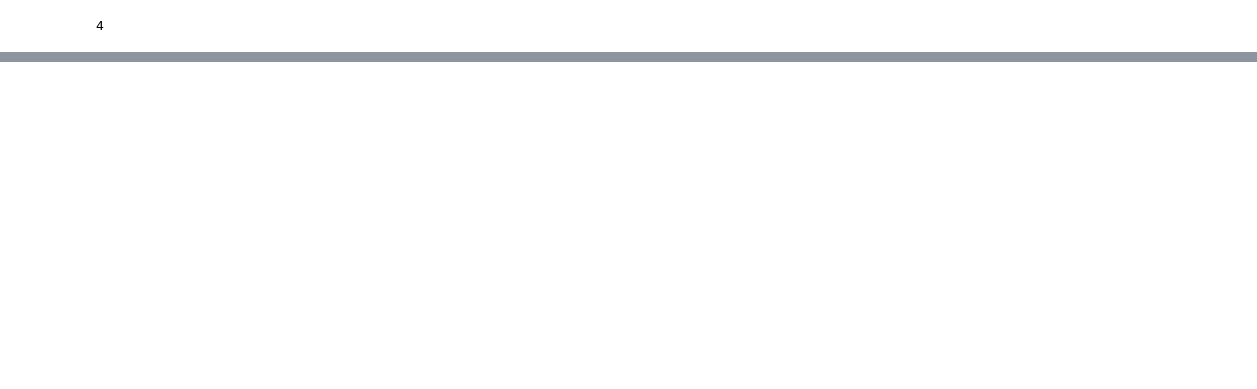
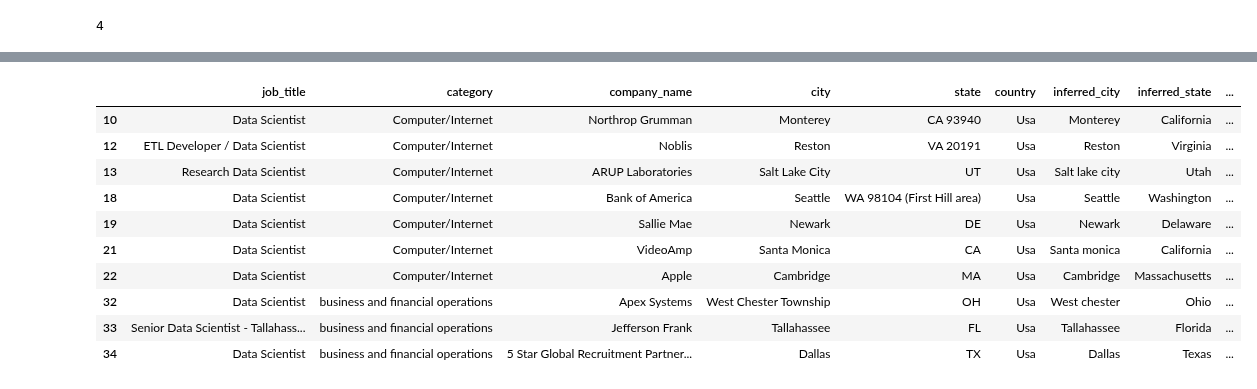
Before and after one commit to MashaKubyshina/Data_Science_Scripts, a Jupyter notebook: Classification_Model_Training_Job_Postings_(PART_1_EDA).ipynb, the cells around one changed output, grey strips where cells are left out. Saved outputs shown, nothing was run; the diff lists cells and outputs as text; code cells hidden in the pictures; blank space fills up the shorter version.

```diff
--- a/Classification_Model_Training_Job_Postings_(PART_1_EDA).ipynb
+++ b/Classification_Model_Training_Job_Postings_(PART_1_EDA).ipynb
@@ -299,0 +290,15 @@ with open('Jobs_dataset.pickle', 'wb') as output:
+# %%
+data_classes=df_full[(df_full.cat == 'Computer/Tech') | (df_full.cat == 'Engineering/Architecture') | (df_full.cat == 'Business/Consulting')]
+data_classes.head(10)
+# %% [output]
+|  | job_title | category | company_name | city | state | country | inferred_city | inferred_state | ... |
+| 10 | Data Scientist | Computer/Internet | Northrop Grumman | Monterey | CA 93940 | Usa | Monterey | California | ... |
+| 12 | ETL Developer / Data Scientist | Computer/Internet | Noblis | Reston | VA 20191 | Usa | Reston | Virginia | ... |
+| 13 | Research Data Scientist | Computer/Internet | ARUP Laboratories | Salt Lake City | UT | Usa | Salt lake city | Utah | ... |
+| 18 | Data Scientist | Computer/Internet | Bank of America | Seattle | WA 98104 (First Hill area) | Usa | Seattle | Washington | ... |
+| 19 | Data Scientist | Computer/Internet | Sallie Mae | Newark | DE | Usa | Newark | Delaware | ... |
+| 21 | Data Scientist | Computer/Internet | VideoAmp | Santa Monica | CA | Usa | Santa monica | California | ... |
+| 22 | Data Scientist | Computer/Internet | Apple | Cambridge | MA | Usa | Cambridge | Massachusetts | ... |
+| 32 | Data Scientist | business and financial operations | Apex Systems | West Chester Township | OH | Usa | West chester | Ohio | ... |
+| 33 | Senior Data Scientist - Tallahass... | business and financial operations | Jefferson Frank | Tallahassee | FL | Usa | Tallahassee | Florida | ... |
+| 34 | Data Scientist | business and financial operations | 5 Star Global Recruitment Partner... | Dallas | TX | Usa | Dallas | Texas | ... |
```
Also changed, not shown: parts of 20 cells of this notebook.
